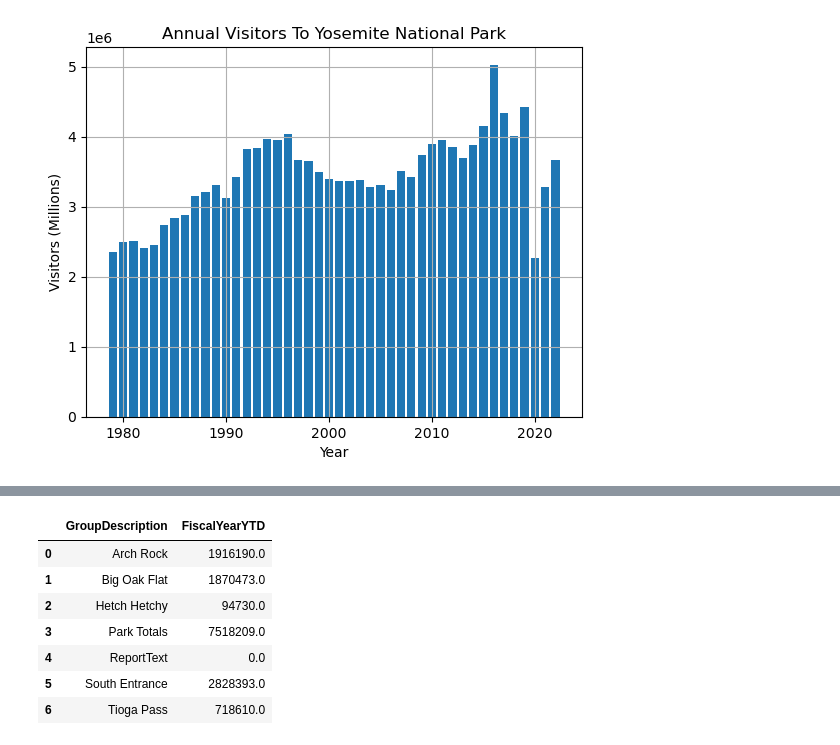
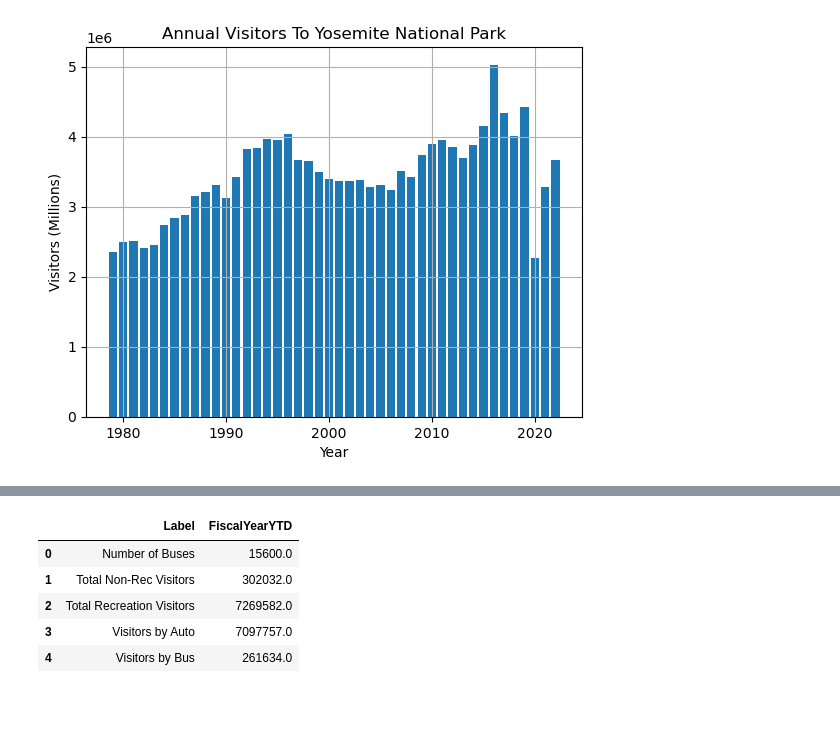
Before and after one commit to andymatsuura/NPS-Analysis, a Jupyter notebook: andy-dataclean_yosemite.ipynb, the cells around one changed output, grey strips where cells are left out. Cells and saved outputs as stored; diff of their text form; code cells hidden in the pictures; blank space fills up the shorter version.

```diff
--- a/andy-dataclean_yosemite.ipynb
+++ b/andy-dataclean_yosemite.ipynb
@@ -138,16 +138,14 @@ visitors_2023.dropna()
 | 25 | Park Totals | Total Non-Rec Visitors | 21,648 | 15,920 | 36.0 | 123,235 | 116,986 | ... |
 | 26 | Park Totals | Number of Buses | 1,116 | 786 | 42.0 | 6,640 | 5,481 | ... |
 # %%
-visitors_2023["FiscalYearYTD"] = visitors_2023["FiscalYearYTD"].replace(",", "").astype(float)
-vis_groups_1 = visitors_2023.groupby("GroupDescription")["FiscalYearYTD"].sum().reset_index()
+visitors_2023["FiscalYearYTD"] = visitors_2023["FiscalYearYTD"].str.replace(",", "").astype(float)
+vis_groups_1 = visitors_2023.groupby("Label")["FiscalYearYTD"].sum().reset_index()
 vis_groups_1
 # %% [output]
-|  | GroupDescription | FiscalYearYTD |
-| 0 | Arch Rock | 1916190.0 |
-| 1 | Big Oak Flat | 1870473.0 |
-| 2 | Hetch Hetchy | 94730.0 |
-| 3 | Park Totals | 7518209.0 |
-| 4 | ReportText | 0.0 |
-| 5 | South Entrance | 2828393.0 |
-| 6 | Tioga Pass | 718610.0 |
+|  | Label | FiscalYearYTD |
+| 0 | Number of Buses | 15600.0 |
+| 1 | Total Non-Rec Visitors | 302032.0 |
+| 2 | Total Recreation Visitors | 7269582.0 |
+| 3 | Visitors by Auto | 7097757.0 |
+| 4 | Visitors by Bus | 261634.0 |
 # %%
```
Also changed, not shown: parts of 5 cells of this notebook, 2 other files.
